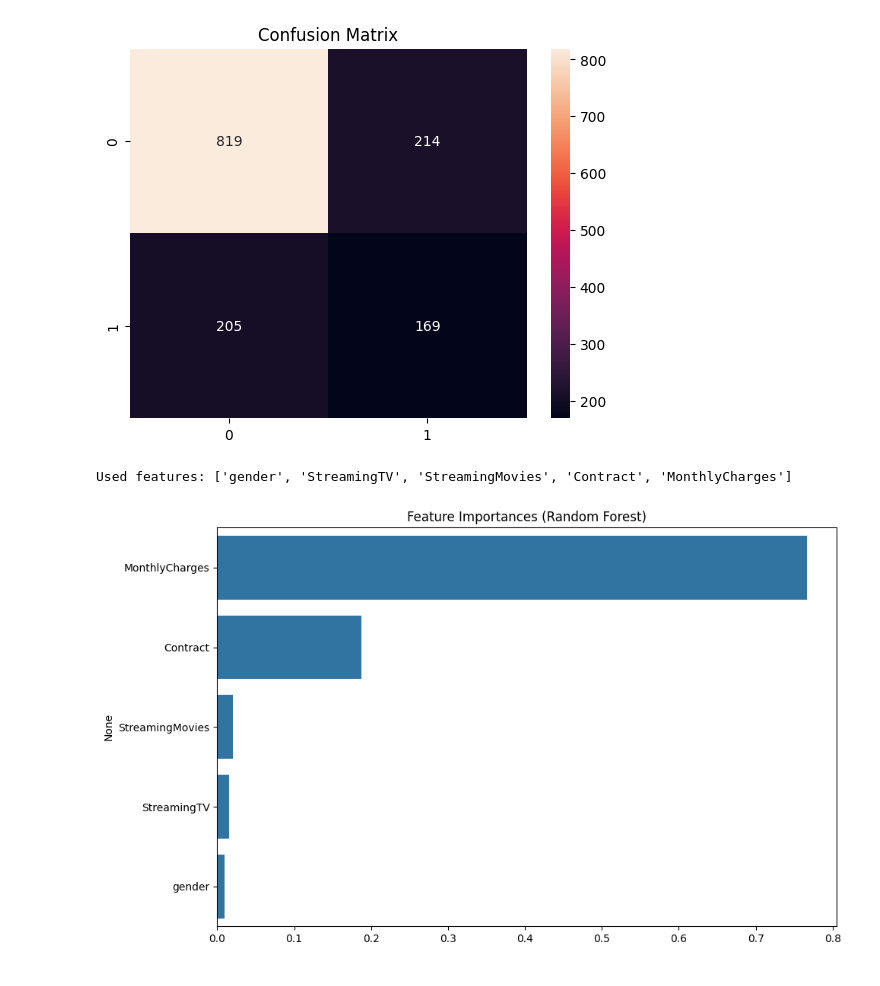
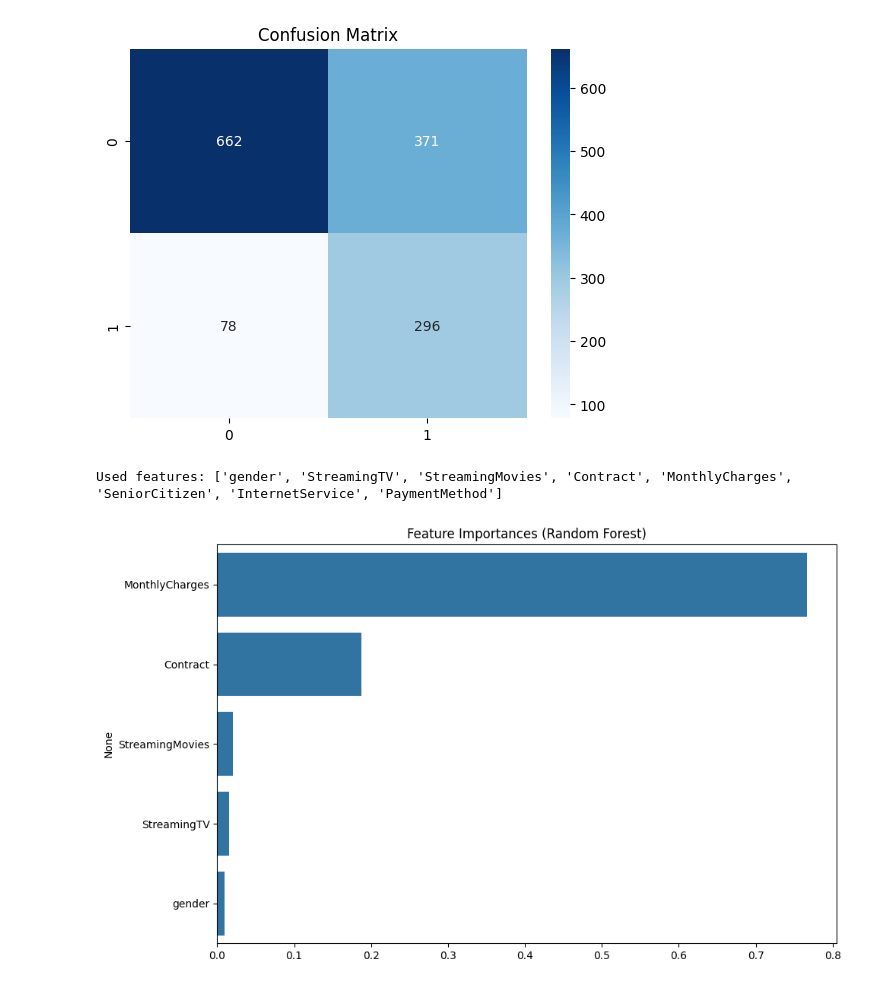
Before and after one commit to tdestryk/churn, a Jupyter notebook: notebooks/02_modeling.ipynb, the cells around one changed output. Drawn from its saved outputs; the diff is of its cells as text; code cells hidden in the pictures.

Commit message:
Trying to get a better model

```diff
--- a/notebooks/02_modeling.ipynb
+++ b/notebooks/02_modeling.ipynb
@@ -1,59 +1,81 @@
 # %%
-# Modeling Setup
+# 📦 Imports
 import pandas as pd
+import numpy as np
 from sklearn.model_selection import train_test_split
 from sklearn.preprocessing import LabelEncoder, StandardScaler
-from sklearn.ensemble import RandomForestClassifier
-from sklearn.metrics import classification_report, confusion_matrix
+from sklearn.metrics import classification_report, confusion_matrix, roc_curve
+from imblearn.over_sampling import SMOTE
+from xgboost import XGBClassifier
+import matplotlib.pyplot as plt
 import seaborn as sns
-import matplotlib.pyplot as plt
-import numpy as np
 import joblib
+import os
 
-# Load and clean data
+# 📊 Load and clean data
 df = pd.read_csv('../data/churn.csv')
 df['TotalCharges'] = pd.to_numeric(df['TotalCharges'], errors='coerce')
 df.dropna(inplace=True)
+df.drop(columns=['customerID'], inplace=True)
 
-# Keep only relevant columns
-selected_features = ['gender', 'StreamingTV', 'StreamingMovies', 'Contract', 'MonthlyCharges', 'Churn']
+# 🧠 Select Features
+selected_features = [
+    'gender', 'StreamingTV', 'StreamingMovies', 'Contract', 'MonthlyCharges',
+    'SeniorCitizen', 'InternetService', 'PaymentMethod', 'Churn'
+]
 df = df[selected_features]
 
-# Encode categorical columns
-label_cols = ['gender', 'StreamingTV', 'StreamingMovies', 'Contract']
-for col in label_cols:
+# 🔤 Encode categorical features
+categorical_cols = ['gender', 'StreamingTV', 'StreamingMovies', 'Contract', 'InternetService', 'PaymentMethod']
+for col in categorical_cols:
     df[col] = LabelEncoder().fit_transform(df[col])
 
-# Encode target
+# 🎯 Encode target
 df['Churn'] = df['Churn'].map({'No': 0, 'Yes': 1})
 
-# Train-test split
+# 🧪 Train-Test Split
 X = df.drop('Churn', axis=1)
 y = df['Churn']
+
+# Check and drop NaNs in y
+if y.isnull().sum() > 0:
+    nan_idx = y[y.isnull()].index
+    X = X.drop(nan_idx)
+    y = y.drop(nan_idx)
+
 X_train, X_test, y_train, y_test = train_test_split(X, y, test_size=0.2, random_state=42)
 
-# Scale
+# 🧼 Scaling
 scaler = StandardScaler()
-X_train = scaler.fit_transform(X_train)
-X_test = scaler.transform(X_test)
+X_train_scaled = scaler.fit_transform(X_train)
+X_test_scaled = scaler.transform(X_test)
 
-# Train model
-model = RandomForestClassifier(random_state=42)
-model.fit(X_train, y_train)
+# ⚖️ SMOTE Class Balancing
+smote = SMOTE(random_state=42)
+X_resampled, y_resampled = smote.fit_resample(X_train_scaled, y_train)
 
-# Evaluate
-y_pred = model.predict(X_test)
+# 🚀 Train XGBoost Model
+model = XGBClassifier(random_state=42, eval_metric='logloss')
+model.fit(X_resampled, y_resampled)
+
+# 📈 Predict Probabilities for Thresholding
+y_probs = model.predict_proba(X_test_scaled)[:, 1]
+threshold = 0.4  # Custom decision threshold
+y_pred = (y_probs >= threshold).astype(int)
+
+# 🧾 Evaluation
+print(f"\n🔍 Custom Threshold = {threshold}")
 print(classification_report(y_test, y_pred))
 
-sns.heatmap(confusion_matrix(y_test, y_pred), annot=True, fmt='d')
+sns.heatmap(confusion_matrix(y_test, y_pred), annot=True, fmt='d', cmap='Blues')
 plt.title("Confusion Matrix")
 plt.show()
 
-# Save model and scaler
-
+# 💾 Save model and scaler
+os.makedirs('../model', exist_ok=True)
 joblib.dump(model, '../model/churn_model.pkl')
 joblib.dump(scaler, '../model/scaler.pkl')
 
-# Confirm features
+# 🧠 Feature Confirmation
 print("Used features:", X.columns.tolist())
 # %% [output]
@@ -68,5 +91,5 @@ weighted avg       0.70      0.70      0.70      1407
-[figure, old version]
+[figure, new version]
-Used features: ['gender', 'StreamingTV', 'StreamingMovies', 'Contract', 'MonthlyCharges']
+Used features: ['gender', 'StreamingTV', 'StreamingMovies', 'Contract', 'MonthlyCharges', 'SeniorCitizen', 'InternetService', 'PaymentMethod']
 # %%
 importances = model.feature_importances_
 features = X.columns
```
Also changed, not shown: parts of 1 cell of this notebook, 2 other files.
